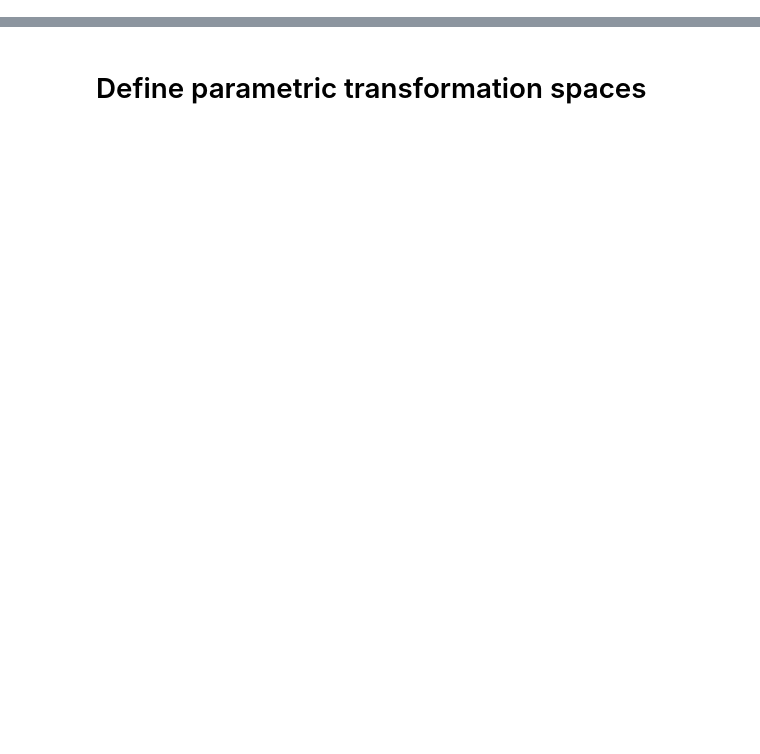
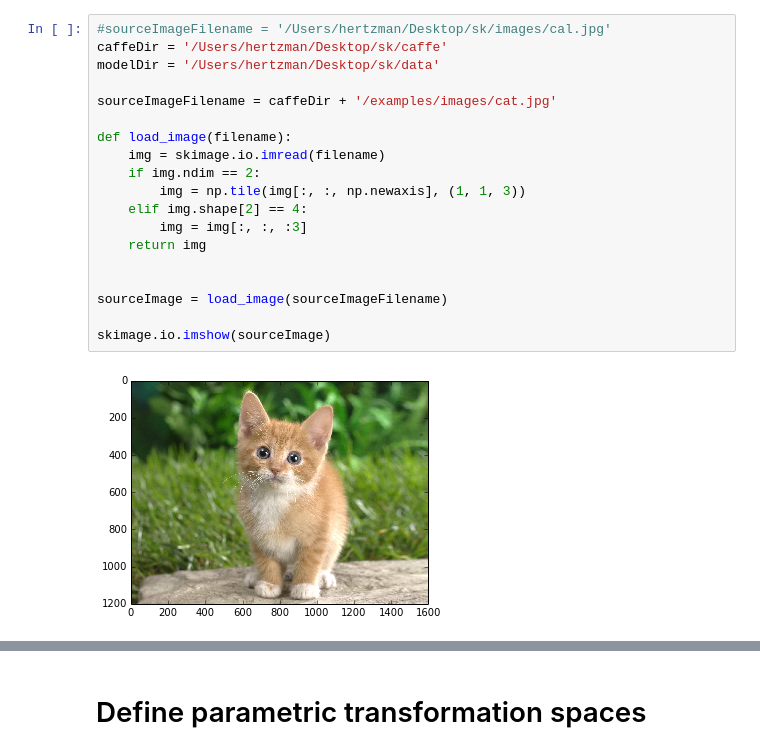
Before and after one commit to hertzmann/vislab, a Jupyter notebook: notebooks/imageRestyle.ipynb, the cells around one changed output, grey strips where cells are left out. Saved outputs shown, nothing was run; the diff lists cells and outputs as text; blank space fills up the shorter version.

```diff
--- a/notebooks/imageRestyle.ipynb
+++ b/notebooks/imageRestyle.ipynb
@@ -26,0 +19,21 @@ pyplot.imshow(sourceImage)
+# %%
+#sourceImageFilename = '/Users/hertzman/Desktop/sk/images/cal.jpg'
+caffeDir = '/Users/hertzman/Desktop/sk/caffe'
+modelDir = '/Users/hertzman/Desktop/sk/data'
+
+sourceImageFilename = caffeDir + '/examples/images/cat.jpg'
+
+def load_image(filename):
+    img = skimage.io.imread(filename)
+    if img.ndim == 2:
+        img = np.tile(img[:, :, np.newaxis], (1, 1, 3))
+    elif img.shape[2] == 4:
+        img = img[:, :, :3]
+    return img
+
+
+sourceImage = load_image(sourceImageFilename)
+
+skimage.io.imshow(sourceImage)
+# %% [output]
+[figure, added]
```
Also changed, not shown: parts of 18 cells of this notebook.
